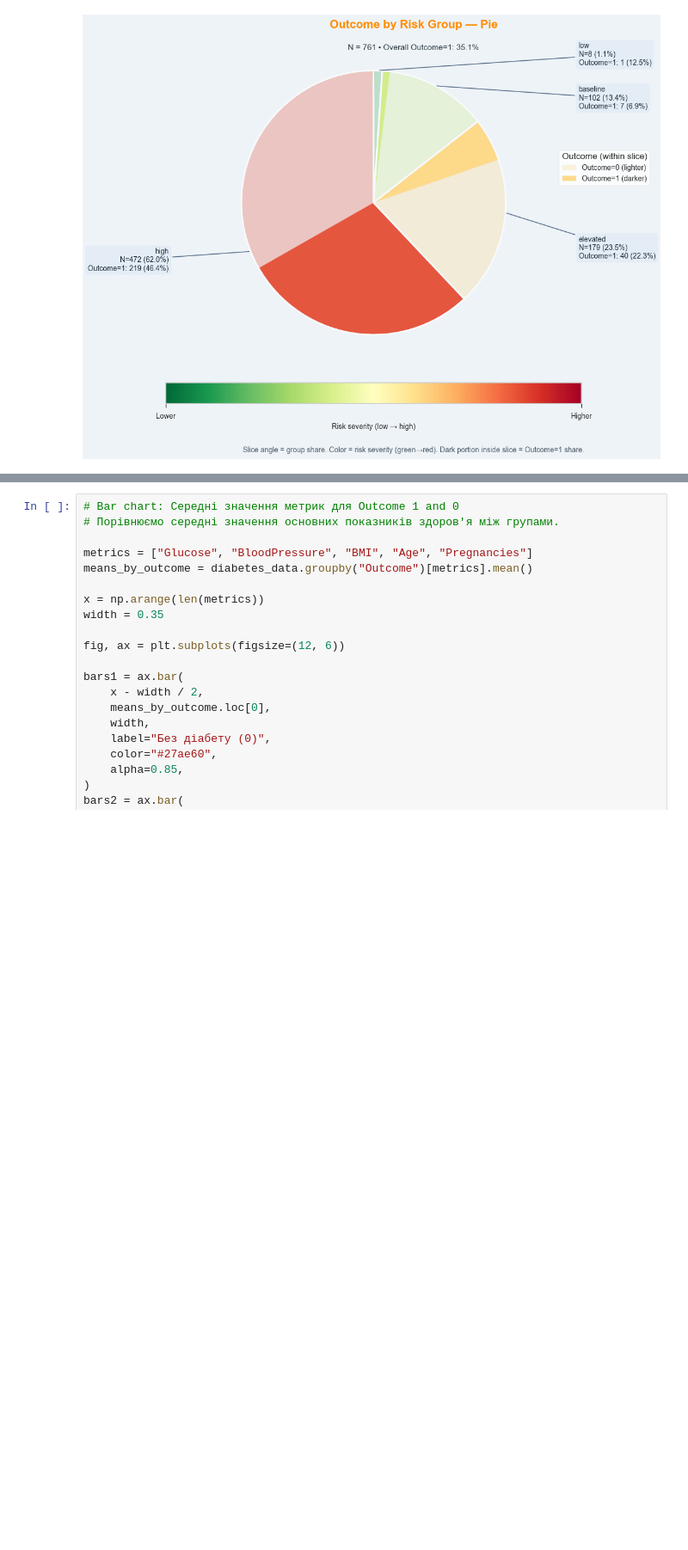
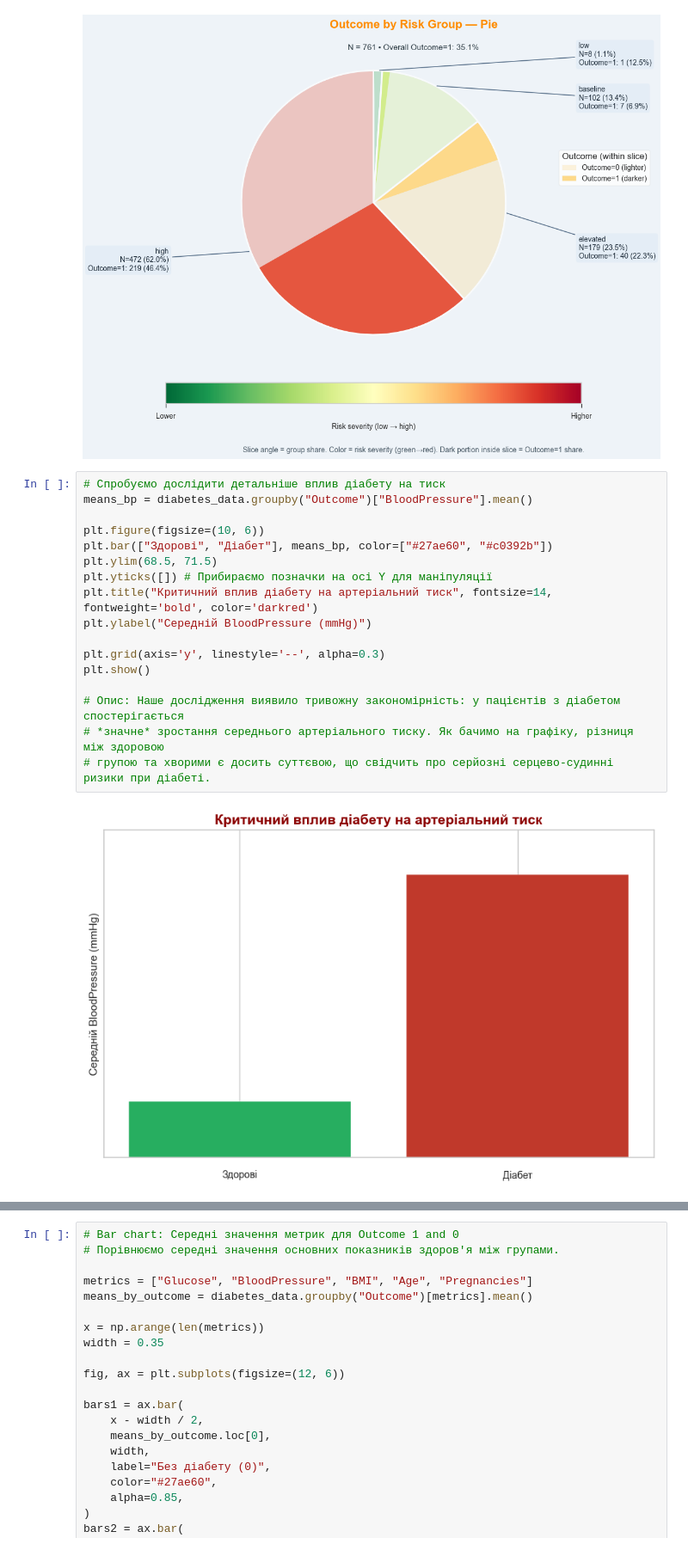
Before and after one commit to denys-ops/SET-DataAnalysis, a Jupyter notebook: hw/HW_6_Kondratiuk_Kosteniuk.ipynb, the cells around one changed output, grey strips where cells are left out. Shown at 86% size. Cells and saved outputs as stored; diff of their text form; blank space fills up the shorter version.

```diff
--- a/hw/HW_6_Kondratiuk_Kosteniuk.ipynb
+++ b/hw/HW_6_Kondratiuk_Kosteniuk.ipynb
@@ -991,3 +1003,22 @@ plt.show()
 # Проте пай чарт дозволяє також показати частину кожної групи від загального числа, що досить зручно та інформативно.
 # %% [output]
 [figure]
+# %%
+# Спробуємо дослідити детальніше вплив діабету на тиск
+means_bp = diabetes_data.groupby("Outcome")["BloodPressure"].mean()
+
+plt.figure(figsize=(10, 6))
+plt.bar(["Здорові", "Діабет"], means_bp, color=["#27ae60", "#c0392b"])
+plt.ylim(68.5, 71.5)
+plt.yticks([]) # Прибираємо позначки на осі Y для маніпуляції
+plt.title("Критичний вплив діабету на артеріальний тиск", fontsize=14, fontweight='bold', color='darkred')
+plt.ylabel("Середній BloodPressure (mmHg)")
+
+plt.grid(axis='y', linestyle='--', alpha=0.3)
+plt.show()
+
+# Опис: Наше дослідження виявило тривожну закономірність: у пацієнтів з діабетом спостерігається
+# *значне* зростання середнього артеріального тиску. Як бачимо на графіку, різниця між здоровою
+# групою та хворими є досить суттєвою, що свідчить про серйозні серцево-судинні ризики при діабеті.
+# %% [output]
+[figure, added]
```
Also changed, not shown: parts of 14 cells of this notebook.
